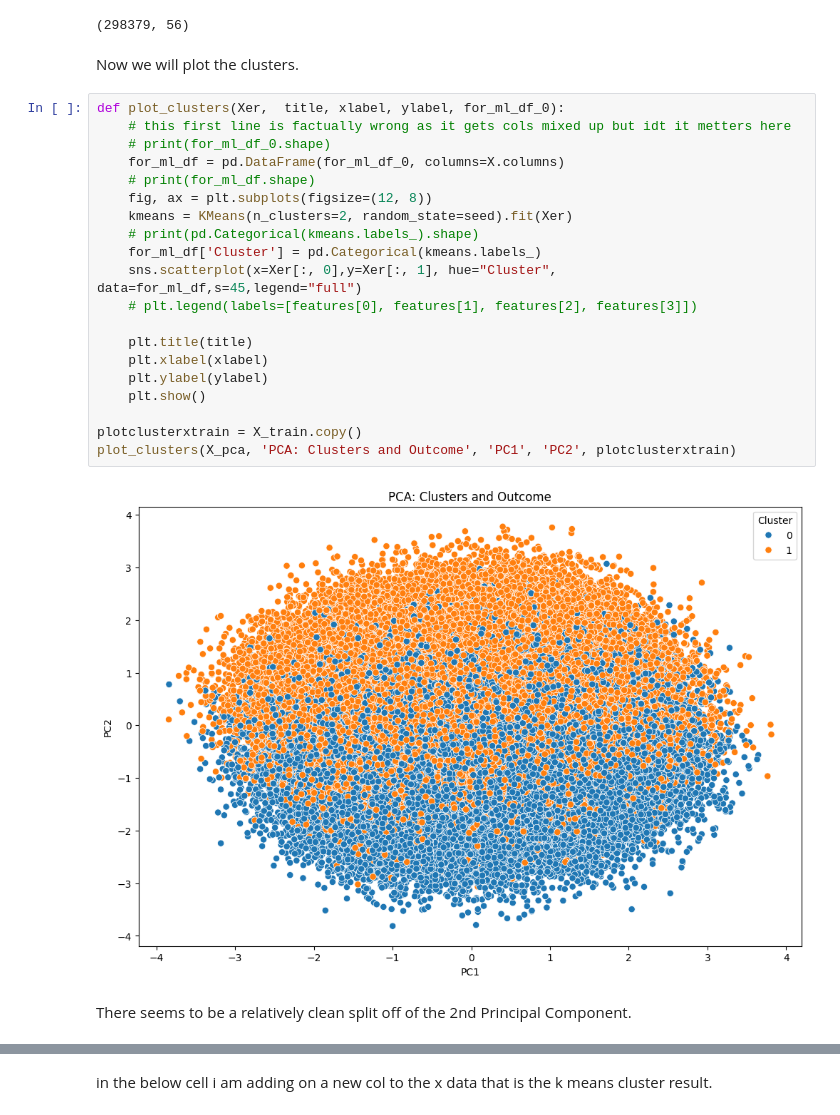
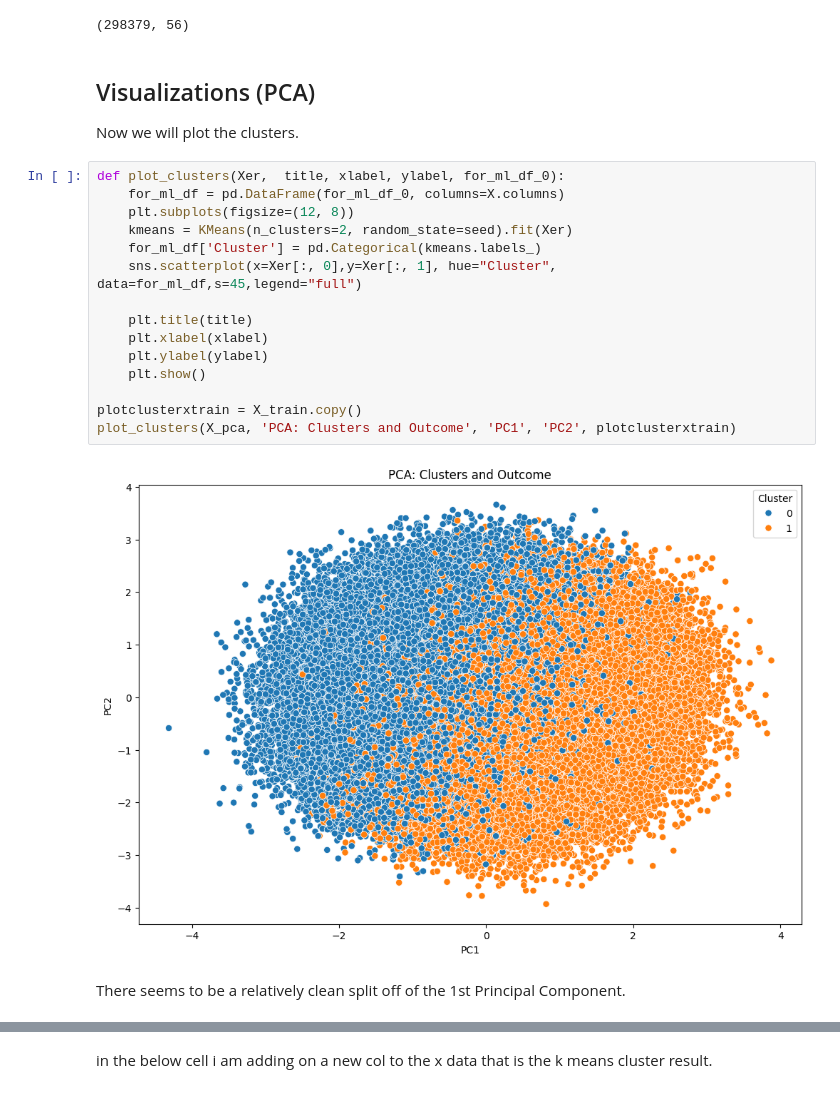
Before and after one commit to kchen3490/cmsc320-final, a Jupyter notebook: notebook.ipynb, the cells around one changed output, grey strips where cells are left out. Saved outputs shown, nothing was run; the diff lists cells and outputs as text.

```diff
--- a/notebook.ipynb
+++ b/notebook.ipynb
@@ -504,31 +511,28 @@ X_train.shape
 # %% [output]
 (298379, 56)
 # %% [markdown]
+## Visualizations (PCA)
+
 Now we will plot the clusters.
 # %%
 def plot_clusters(Xer,  title, xlabel, ylabel, for_ml_df_0):
-    # this first line is factually wrong as it gets cols mixed up but idt it metters here
-    # print(for_ml_df_0.shape)
     for_ml_df = pd.DataFrame(for_ml_df_0, columns=X.columns)
-    # print(for_ml_df.shape)
-    fig, ax = plt.subplots(figsize=(12, 8))
+    plt.subplots(figsize=(12, 8))
     kmeans = KMeans(n_clusters=2, random_state=seed).fit(Xer)
-    # print(pd.Categorical(kmeans.labels_).shape)
     for_ml_df['Cluster'] = pd.Categorical(kmeans.labels_)
     sns.scatterplot(x=Xer[:, 0],y=Xer[:, 1], hue="Cluster", data=for_ml_df,s=45,legend="full")
-    # plt.legend(labels=[features[0], features[1], features[2], features[3]])
 
     plt.title(title)
     plt.xlabel(xlabel)
     plt.ylabel(ylabel)
     plt.show()
 
 plotclusterxtrain = X_train.copy()
 plot_clusters(X_pca, 'PCA: Clusters and Outcome', 'PC1', 'PC2', plotclusterxtrain)
 # %% [output]
-[figure, old version]
+[figure, new version]
 # %% [markdown]
-There seems to be a relatively clean split off of the 2nd Principal Component.
+There seems to be a relatively clean split off of the 1st Principal Component.
 # %%
 continuous_features = X_train_cont.columns
 binary_features = binary_one_hot_cols
```
Also changed, not shown: parts of 27 cells of this notebook.
